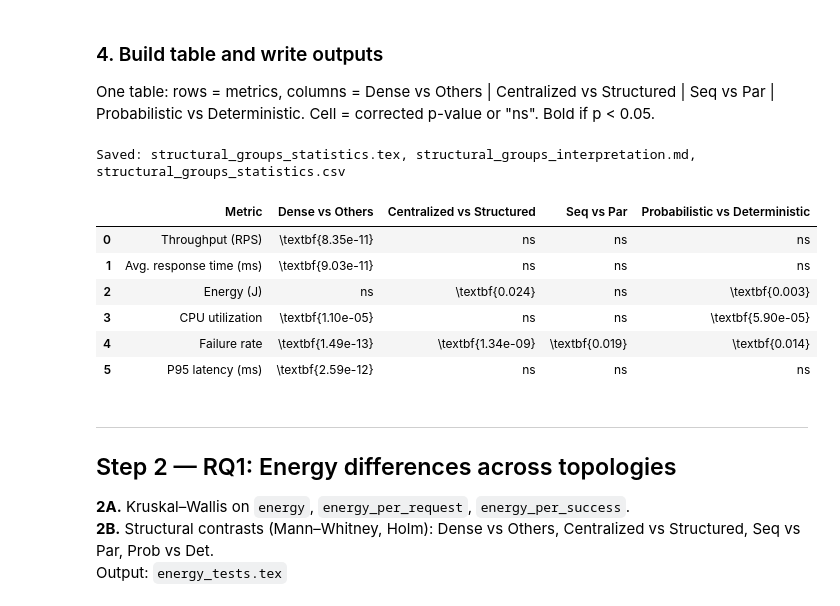
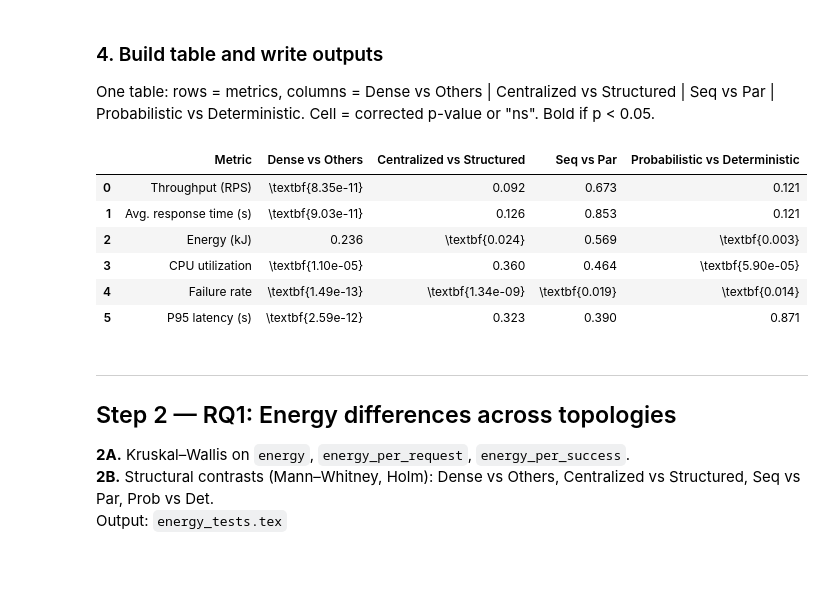
Before and after one commit to IrenaRistova/topology-scale-mubench-replication, a Jupyter notebook: 5_results_analysis/notebooks/Structural_Groups_Analysis.ipynb, the cells around one changed output. Saved outputs shown, nothing was run; the diff lists cells and outputs as text; code cells hidden in the pictures; blank space fills up the shorter version.

Commit message:
Update boxplot figures and notebooks; add failure rate metrics to descriptive statistics and structural groups analysis

```diff
--- a/5_results_analysis/notebooks/Structural_Groups_Analysis.ipynb
+++ b/5_results_analysis/notebooks/Structural_Groups_Analysis.ipynb
@@ -43,15 +43,15 @@ TOPOLOGY_TO_STRUCTURE = {
     'probabilistic_tree': 'probabilistic',
     'complex_mesh': 'dense',
 }
-CORE_METRICS = ['throughput_rps', 'avg_latency_ms', 'energy', 'cpu_usage_avg']
-OPTIONAL_METRICS = ['failure_rate', 'p95_latency_ms']
+CORE_METRICS = ['throughput_rps', 'avg_latency_s', 'energy_kj', 'cpu_usage_avg']
+OPTIONAL_METRICS = ['failure_rate', 'p95_latency_s']
 METRIC_LABELS = {
     'throughput_rps': 'Throughput (RPS)',
-    'avg_latency_ms': 'Avg. response time (ms)',
-    'energy': 'Energy (J)',
+    'avg_latency_s': 'Avg. response time (s)',
+    'energy_kj': 'Energy (kJ)',
     'cpu_usage_avg': 'CPU utilization',
     'failure_rate': 'Failure rate',
-    'p95_latency_ms': 'P95 latency (ms)',
+    'p95_latency_s': 'P95 latency (s)',
 }
 ALPHA = 0.05
 print("RUN_TABLE_PATH:", RUN_TABLE_PATH)
@@ -68,7 +65,11 @@ if 'failure_rate' in df.columns and df['failure_rate'].max() <= 1.5:
     df['failure_rate'] = df['failure_rate'] * 100
 if 'cpu_usage_avg' in df.columns and df['cpu_usage_avg'].max() <= 1.5:
     df['cpu_usage_avg'] = df['cpu_usage_avg'] * 100
-# Derived energy metrics (for RQ1 and efficiency)
+# Units for paper: energy in kJ, latency in s
+df['energy_kj'] = df['energy'] / 1000
+df['avg_latency_s'] = df['avg_latency_ms'] / 1000
+df['p95_latency_s'] = df['p95_latency_ms'] / 1000
+# Derived energy metrics (for RQ1 and efficiency; efficiency excluded from paper output)
 df['energy_per_request'] = df['energy'] / df['request_count'].replace(0, np.nan)
 safe_success = (df['request_count'] * (1 - df['failure_rate'] / 100)).replace(0, np.nan)
 df['energy_per_success'] = df['energy'] / safe_success
@@ -84,7 +85,7 @@ Loaded 180 runs. Structure groups:
 
 Per (metric, topology). Small summary table + short LaTeX paragraph: normality violated → non-parametric tests used.
 # %%
-NORM_METRICS = ['throughput_rps', 'avg_latency_ms', 'p95_latency_ms', 'energy', 'failure_rate', 'cpu_usage_avg']
+NORM_METRICS = ['throughput_rps', 'avg_latency_s', 'p95_latency_s', 'energy_kj', 'failure_rate', 'cpu_usage_avg']
 norm_rows = []
 for col in NORM_METRICS:
     if col not in df.columns:
@@ -200,7 +199,7 @@ def holm_correction(p_values):
 # %%
 pairwise_holm = {}
 for m in metrics:
-    if m not in df.columns or kw_results.get(m, (np.nan, 1.0))[1] >= ALPHA:
+    if m not in df.columns:
         continue
     raw = [
         dense_vs_others(df, m),
@@ -231,19 +230,15 @@ for metric in metrics:
     if metric not in df.columns:
         continue
     label = METRIC_LABELS.get(metric, metric.replace('_', ' '))
-    if kw_results[metric][1] >= ALPHA:
-        cells = ['ns'] * 4
-    else:
-        cells = []
-        for j, p in enumerate(pairwise_holm.get(metric, [1.0] * 4)):
-            if np.isnan(p) or p >= ALPHA:
-                cells.append('ns')
-            else:
-                cells.append(f'{p:.3f}' if p >= 0.001 else f'{p:.2e}')
-        for j in range(4):
-            p = pairwise_holm.get(metric, [1.0] * 4)[j] if metric in pairwise_holm else 1.0
-            if not np.isnan(p) and p < ALPHA and cells[j] != 'ns':
-                cells[j] = f'\\textbf{{{cells[j]}}}'
+    ps = pairwise_holm.get(metric, [1.0] * 4)
+    cells = []
+    for j, p in enumerate(ps):
+        p = ps[j] if j < len(ps) else 1.0
+        if np.isnan(p):
+            cells.append('—')
+        else:
+            s = f'{p:.3f}' if p >= 0.001 else f'{p:.2e}'
+            cells.append(f'\\textbf{{{s}}}' if p < ALPHA else s)
     rows_tex.append([label] + cells)
     parts = []
     if metric in pairwise_holm:
@@ -259,42 +254,41 @@ for metric in metrics:
     if not parts:
         parts.append('No significant structural contrast (or Kruskal–Wallis n.s.).')
     interpretations.append(f"{label}: " + " ".join(parts))
 
 header = ' & '.join(['Metric'] + [escape_latex(c) for c in col_headers]) + ' \\\\'
 body = '\n'.join(' & '.join([escape_latex(str(r[0]))] + list(r[1:])) + ' \\\\' for r in rows_tex)
 tab = (
     '\\begin{table}[htbp]\n'
     '\\centering\n'
-    '\\caption{Structural group contrasts: corrected $p$-values (Holm) for Mann--Whitney $U$ tests. '
-    'Bold: $p < 0.05$. ``ns\'\' = not significant or Kruskal--Wallis $p \\geq 0.05$.}\n'
+    '\\caption{Structural group contrasts: $p$-values (Holm) for Mann--Whitney $U$ tests. '
+    'Bold: $p < 0.05$.}\n'
     '\\label{tab:structural_groups}\n'
     '\\begin{tabular}{lcccc}\n'
     '\\toprule\n' + header + '\n\\midrule\n' + body + '\n\\bottomrule\n'
     '\\end{tabular}\n\\end{table}\n'
 )
 # tab kept in memory for merged section; no individual .tex/.md/.csv written
 csv_rows = []
 for metric in metrics:
     if metric not in df.columns:
         continue
     label = METRIC_LABELS.get(metric, metric)
     kw_h, kw_p = kw_results.get(metric, (np.nan, np.nan))
     row = {'metric': label, 'KW_H': kw_h, 'KW_p': kw_p}
     for j, c in enumerate(['Dense_vs_Others', 'Centralized_vs_Structured', 'Seq_vs_Par', 'Prob_vs_Det']):
         row[c] = pairwise_holm.get(metric, [np.nan]*4)[j] if metric in pairwise_holm else np.nan
     csv_rows.append(row)
 # pd.DataFrame(csv_rows).to_csv(...)  # only merged section written
 pass
 pd.DataFrame(rows_tex, columns=['Metric'] + col_headers)
 # %% [output]
-Saved: structural_groups_statistics.tex, structural_groups_interpretation.md, structural_groups_statistics.csv
 |  | Metric | Dense vs Others | Centralized vs Structured | Seq vs Par | Probabilistic vs Deterministic |
-| 0 | Throughput (RPS) | \textbf{8.35e-11} | ns | ns | ns |
-| 1 | Avg. response time (ms) | \textbf{9.03e-11} | ns | ns | ns |
-| 2 | Energy (J) | ns | \textbf{0.024} | ns | \textbf{0.003} |
-| 3 | CPU utilization | \textbf{1.10e-05} | ns | ns | \textbf{5.90e-05} |
+| 0 | Throughput (RPS) | \textbf{8.35e-11} | 0.092 | 0.673 | 0.121 |
+| 1 | Avg. response time (s) | \textbf{9.03e-11} | 0.126 | 0.853 | 0.121 |
+| 2 | Energy (kJ) | 0.236 | \textbf{0.024} | 0.569 | \textbf{0.003} |
+| 3 | CPU utilization | \textbf{1.10e-05} | 0.360 | 0.464 | \textbf{5.90e-05} |
 | 4 | Failure rate | \textbf{1.49e-13} | \textbf{1.34e-09} | \textbf{0.019} | \textbf{0.014} |
-| 5 | P95 latency (ms) | \textbf{2.59e-12} | ns | ns | ns |
+| 5 | P95 latency (s) | \textbf{2.59e-12} | 0.323 | 0.390 | 0.871 |
 # %% [markdown]
 ---
 
```
Also changed, not shown: parts of 14 cells of this notebook, 7 other files.
